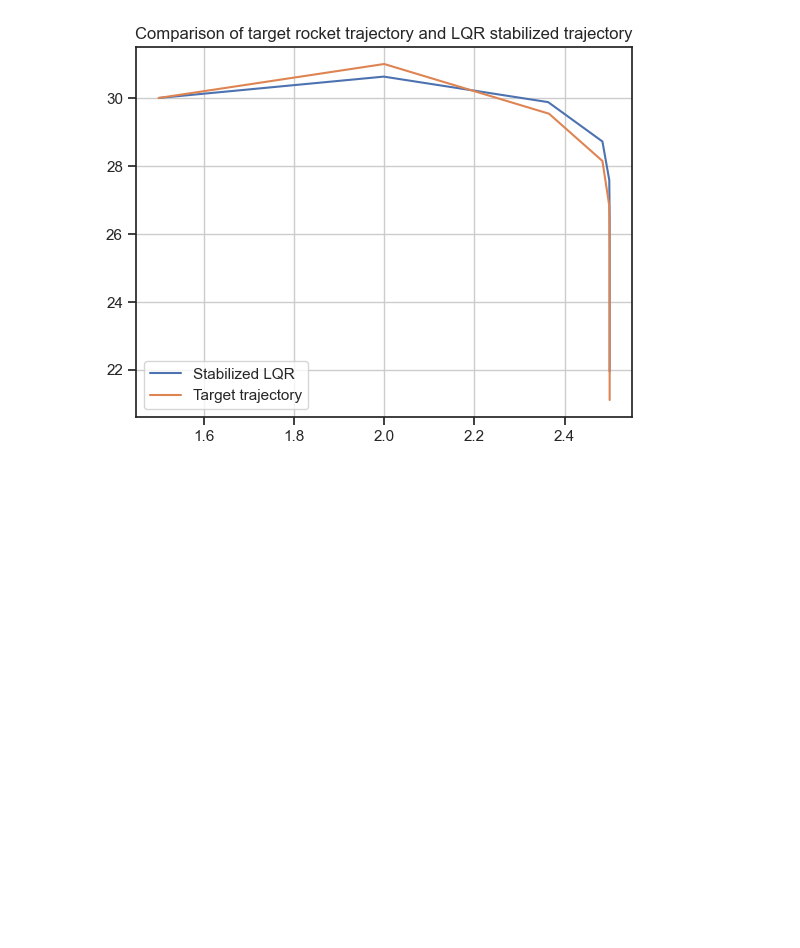
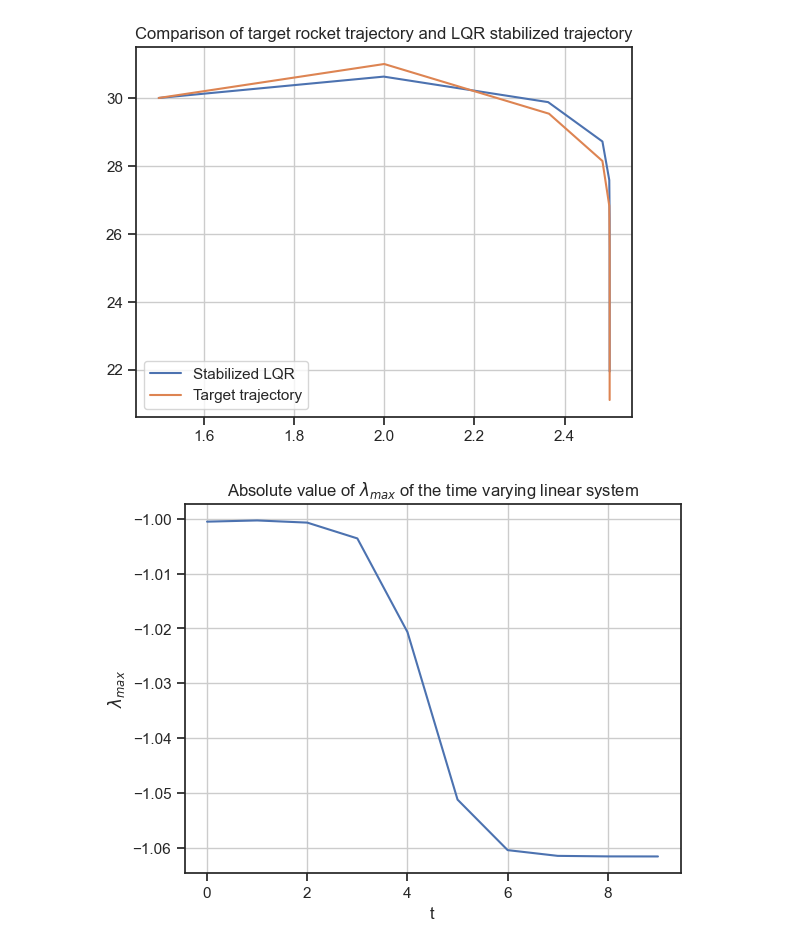
Before and after one commit to oppositecategory/control-theory-and-rockets, a Jupyter notebook: LQR_landing.ipynb, the cells around one changed output. Drawn from its saved outputs; the diff is of its cells as text; code cells hidden in the pictures; blank space fills up the shorter version.

```diff
--- a/LQR_landing.ipynb
+++ b/LQR_landing.ipynb
@@ -336,6 +336,7 @@ R = 0.001*np.identity(3)
 x0 = [1.5,0,30,-10,5,0]
 T,path = [],[]
 x = x0
+eigenvals = []
 for k in range(len(trajectory)):
     A,B = calculate_derivative_analytically(trajectory[k],u_cap)
     P = solve_continuous_are(A,B,Q,R)
@@ -350,6 +351,7 @@ for k in range(len(trajectory)):
 
     T.append(t[1:])
     path.append(x)
+    eigenvals.append(np.linalg.eigvals(A+B@K).max())
 
 
 T = np.concatenate(T)
@@ -362,3 +364,11 @@ plt.legend()
 plt.grid();
 # %% [output]
 [figure]
+# %%
+plt.title(r"Absolute value of $\lambda_{max}$ of the time varying linear system");
+plt.xlabel("t");
+plt.ylabel(r"$\lambda_{max}$");
+plt.plot(eigenvals);
+plt.grid();
+# %% [output]
+[figure, added]
```
